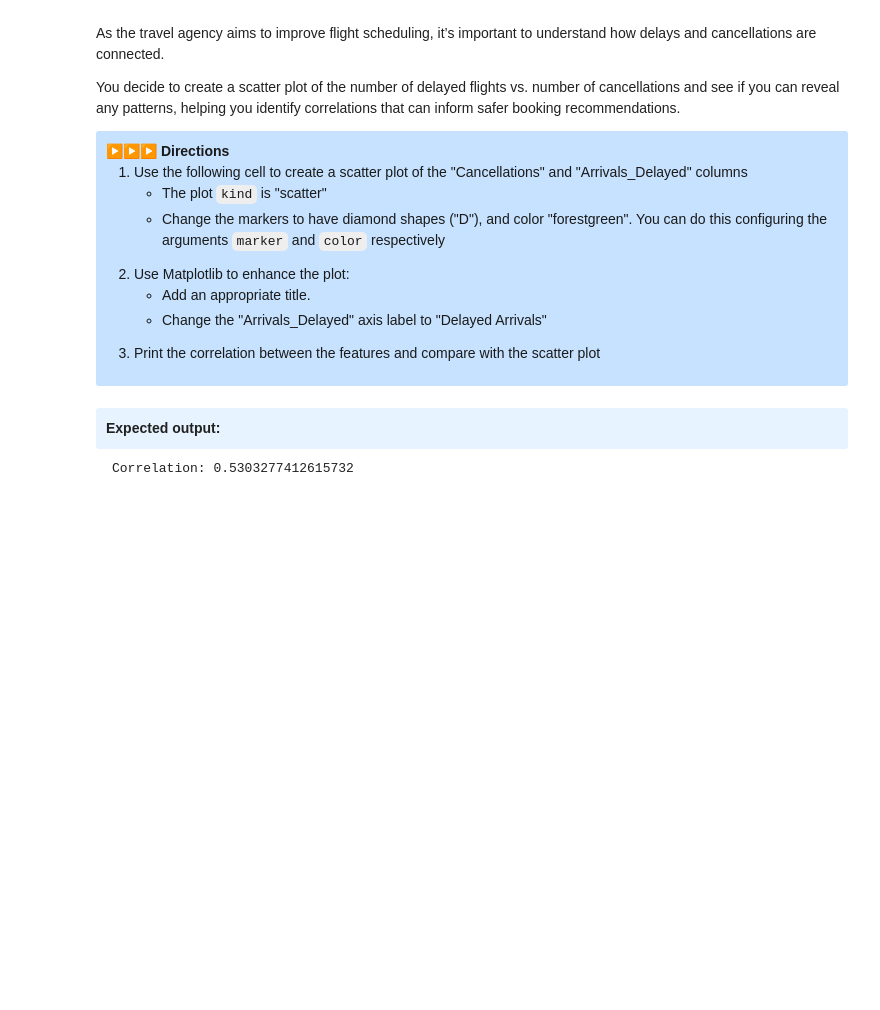
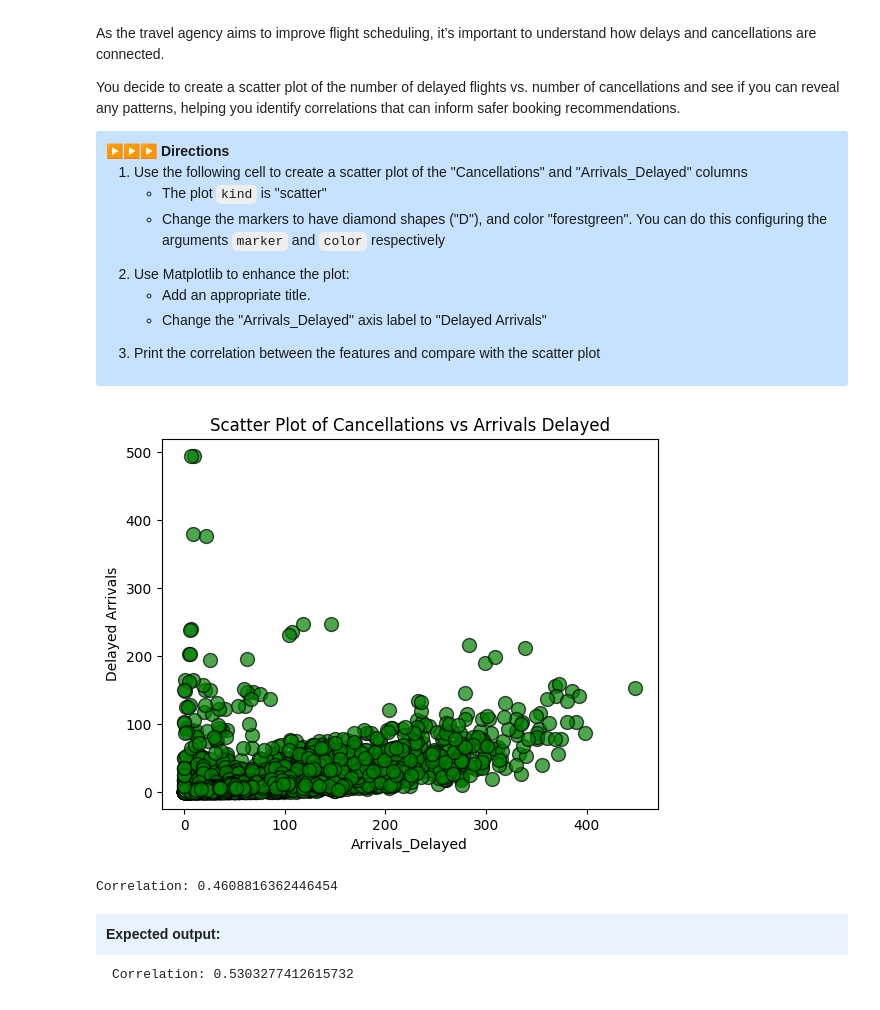
Before and after one commit to whatnirja/PyData2025, a Jupyter notebook: Lab_Week5_Plotting/lab5_plotting.ipynb, the cells around one changed output. Drawn from its saved outputs; the diff is of its cells as text; code cells hidden in the pictures; blank space fills up the shorter version.

```diff
--- a/Lab_Week5_Plotting/lab5_plotting.ipynb
+++ b/Lab_Week5_Plotting/lab5_plotting.ipynb
@@ -182,19 +212,22 @@ You decide to create a scatter plot of the number of delayed flights vs. number
 # %%
 ### START CODE HERE ###
 
 # create the scatter plot. Set the marker configuration
-df.plot(kind=None, x=None, y=None, color=None, marker=None)
+df.plot(kind="scatter", x="Arrivals_Delayed", y="Cancellations", color="green", marker="o", edgecolor="black", s=100, alpha=0.7)
 # set the title
-None
+plt.title("Scatter Plot of Cancellations vs Arrivals Delayed")
 # change the Arrivals_Delayed label
-None
+plt.ylabel("Delayed Arrivals")
 
 plt.show()
 
 ### END CODE HERE ###
 
 # print the correlation
 print("Correlation:", df["Cancellations"].corr(df["Arrivals_Delayed"]))
+# %% [output]
+[figure, added]
+Correlation: 0.4608816362446454
 # %% [markdown]
 
 <summary style="background-color: #c6e2ff6c; padding: 10px; border-radius: 3px; box-shadow: 0 2px 4px rgba(0, 0, 0, 0.01); width: 95%; text-align: left; cursor: pointer; font-weight: bold;">
```
Also changed, not shown: parts of 12 cells of this notebook, 1 other file.
